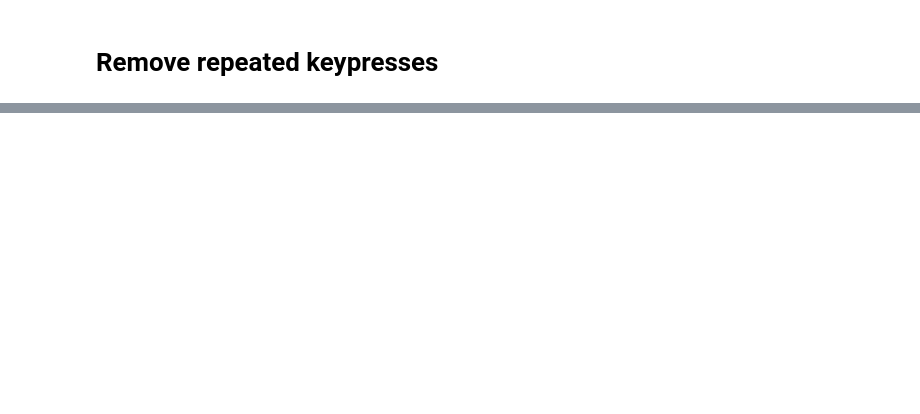
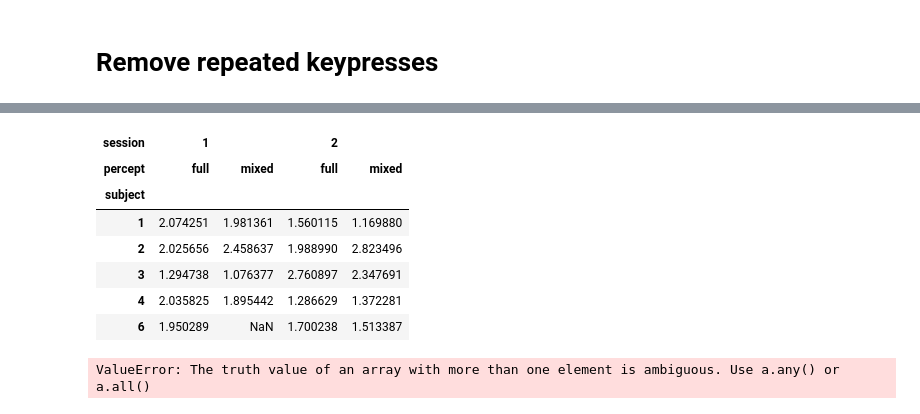
Before and after one commit to Gilles86/br_anaglyph, a Jupyter notebook: analysis/first_analysis.ipynb, the cells around one changed output, grey strips where cells are left out. Saved outputs shown, nothing was run; the diff lists cells and outputs as text; code cells hidden in the pictures; blank space fills up the shorter version.

```diff
--- a/analysis/first_analysis.ipynb
+++ b/analysis/first_analysis.ipynb
@@ -64,0 +61,11 @@ fg.map(sns.distplot, 'duration', bins=15).add_legend()
+# %%
+result.head()
+# %% [output]
+| session | 1 |  | 2 |  |
+| percept | full | mixed | full | mixed |
+| subject |  |  |  |  |
+| 1 | 2.074251 | 1.981361 | 1.560115 | 1.169880 |
+| 2 | 2.025656 | 2.458637 | 1.988990 | 2.823496 |
+| 3 | 1.294738 | 1.076377 | 2.760897 | 2.347691 |
+| 4 | 2.035825 | 1.895442 | 1.286629 | 1.372281 |
+| 6 | 1.950289 | NaN | 1.700238 | 1.513387 |
@@ -64,0 +78,4 @@ fg.map(sns.distplot, 'duration', bins=15).add_legend()
+# %%
+sp.stats.pearsonr(result[~result.isnull().any(1)][1, 'full'], result[~result.isnull().any(1)][1, 'full'])
+# %% [output]
+ValueError: The truth value of an array with more than one element is ambiguous. Use a.any() or a.all()
```
Also changed, not shown: parts of 14 cells of this notebook.
